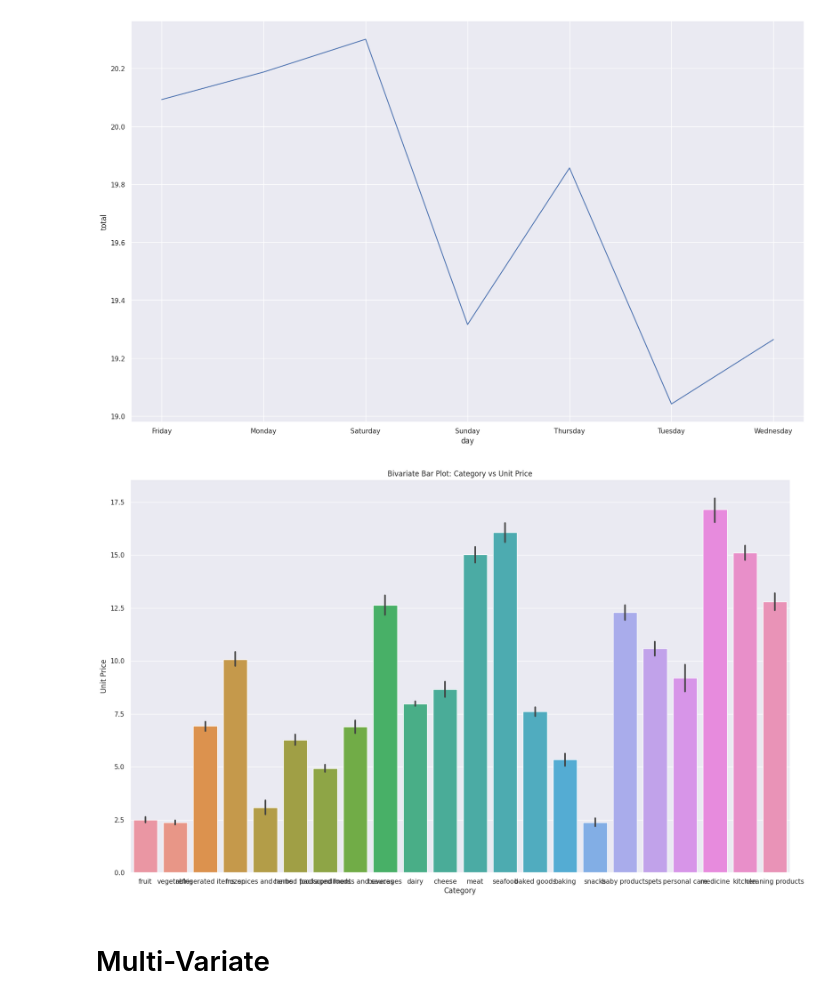
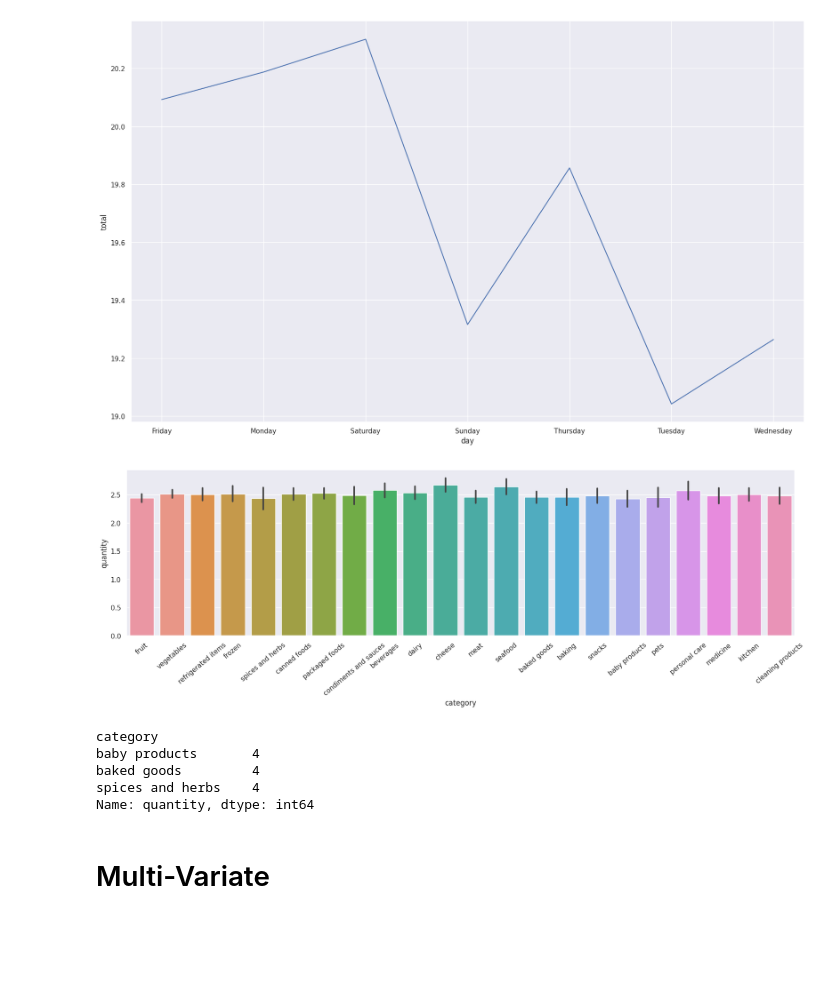
Before and after one commit to ayeshafirdose31/Cognizant_AI, a Jupyter notebook: Task1.ipynb, the cells around one changed output. Drawn from its saved outputs; the diff is of its cells as text; code cells hidden in the pictures; blank space fills up the shorter version.

```diff
--- a/Task1.ipynb
+++ b/Task1.ipynb
@@ -324,16 +327,19 @@ sns.lineplot(x= df.groupby(df.day).mean().index,
 # %% [output]
 <Axes: xlabel='day', ylabel='total'>
 [figure]
-# %%
-sns.barplot(x='category', y='quantity', data=df)
-plt.title('Bivariate Bar Plot: Category vs Unit Price')
-plt.xlabel('Category')
-plt.ylabel('Unit Price')
-
-# Display the plot
-plt.show()
-# %% [output]
-[figure, removed]
+# %%
+plt.figure(figsize=(20,5))
+ax=sns.barplot(x='category',y='quantity',data=df)
+ax.set_xticklabels(ax.get_xticklabels(),rotation=40)
+plt.show()
+print(df.groupby('category').max()['quantity'].sort_values(ascending=False).head(3))
+# %% [output]
+[figure, added]
+category
+baby products       4
+baked goods         4
+spices and herbs    4
+Name: quantity, dtype: int64
 # %% [markdown]
 # Multi-Variate
 # %%
```
Also changed, not shown: parts of 4 cells of this notebook.
